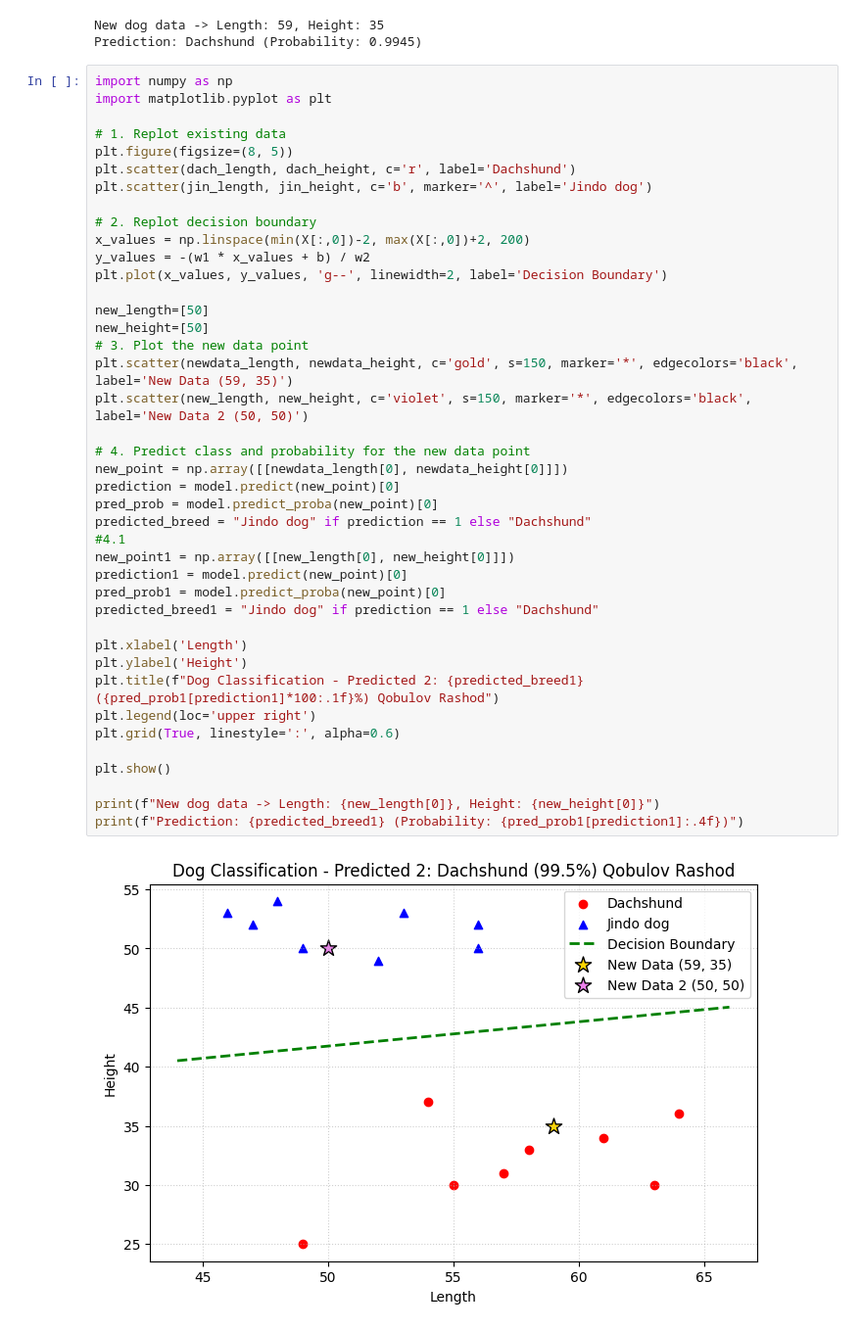
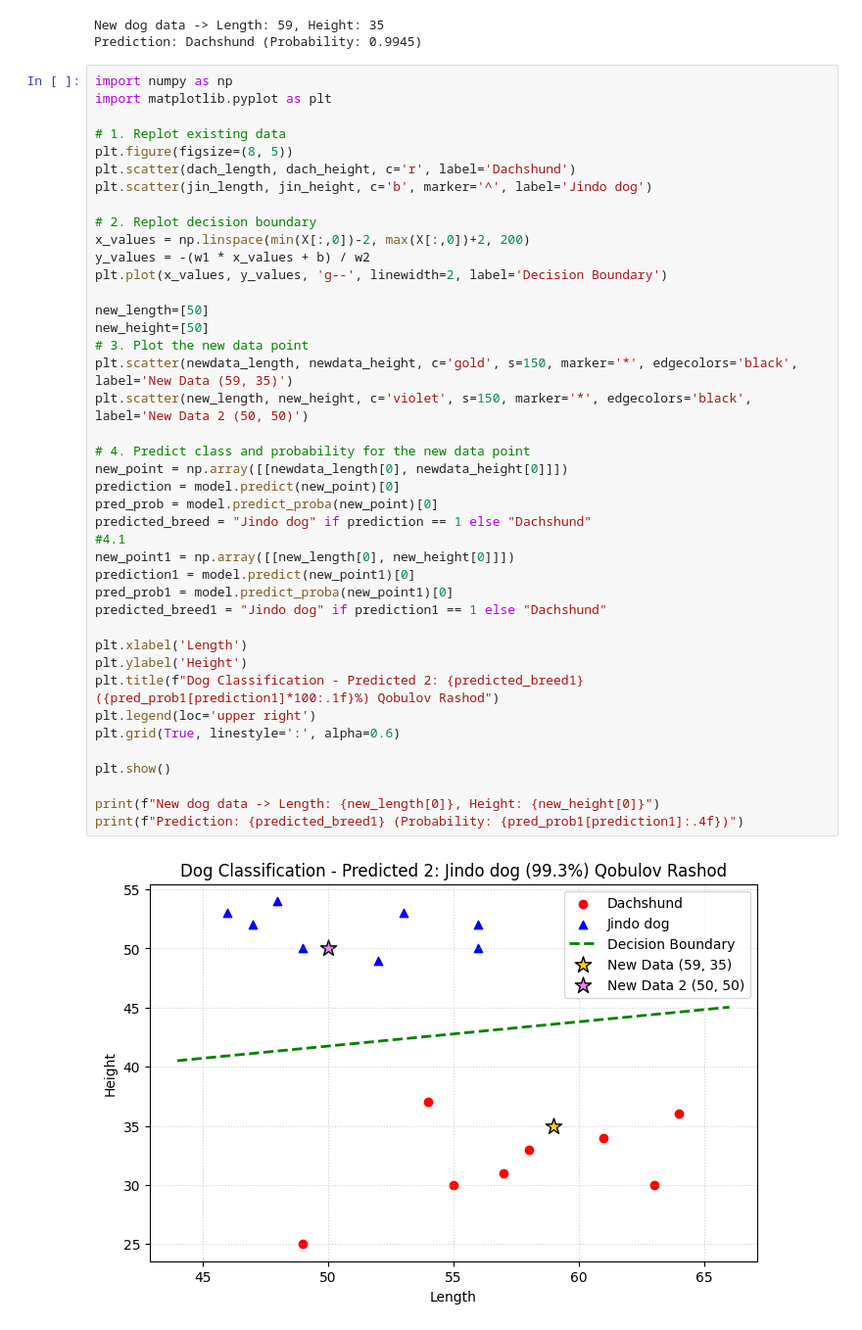
Before and after one commit to RashodKabulov/Churvaqa, a Jupyter notebook: Untitled2.ipynb, the cells around one changed output. Shown at 98% size. Cells and saved outputs as stored; diff of their text form.

```diff
--- a/Untitled2.ipynb
+++ b/Untitled2.ipynb
@@ -210,35 +210,35 @@ plt.scatter(jin_length, jin_height, c='b', marker='^', label='Jindo dog')
 # 2. Replot decision boundary
 x_values = np.linspace(min(X[:,0])-2, max(X[:,0])+2, 200)
 y_values = -(w1 * x_values + b) / w2
 plt.plot(x_values, y_values, 'g--', linewidth=2, label='Decision Boundary')
 
 new_length=[50]
 new_height=[50]
 # 3. Plot the new data point
 plt.scatter(newdata_length, newdata_height, c='gold', s=150, marker='*', edgecolors='black', label='New Data (59, 35)')
 plt.scatter(new_length, new_height, c='violet', s=150, marker='*', edgecolors='black', label='New Data 2 (50, 50)')
 
 # 4. Predict class and probability for the new data point
 new_point = np.array([[newdata_length[0], newdata_height[0]]])
 prediction = model.predict(new_point)[0]
 pred_prob = model.predict_proba(new_point)[0]
 predicted_breed = "Jindo dog" if prediction == 1 else "Dachshund"
 #4.1
 new_point1 = np.array([[new_length[0], new_height[0]]])
-prediction1 = model.predict(new_point)[0]
-pred_prob1 = model.predict_proba(new_point)[0]
-predicted_breed1 = "Jindo dog" if prediction == 1 else "Dachshund"
+prediction1 = model.predict(new_point1)[0]
+pred_prob1 = model.predict_proba(new_point1)[0]
+predicted_breed1 = "Jindo dog" if prediction1 == 1 else "Dachshund"
 
 plt.xlabel('Length')
 plt.ylabel('Height')
 plt.title(f"Dog Classification - Predicted 2: {predicted_breed1} ({pred_prob1[prediction1]*100:.1f}%) Qobulov Rashod")
 plt.legend(loc='upper right')
 plt.grid(True, linestyle=':', alpha=0.6)
 
 plt.show()
 
 print(f"New dog data -> Length: {new_length[0]}, Height: {new_height[0]}")
 print(f"Prediction: {predicted_breed1} (Probability: {pred_prob1[prediction1]:.4f})")
 # %% [output]
-[figure, old version]
+[figure, new version]
 New dog data -> Length: 50, Height: 50
```
Also changed, not shown: parts of 1 cell of this notebook.
